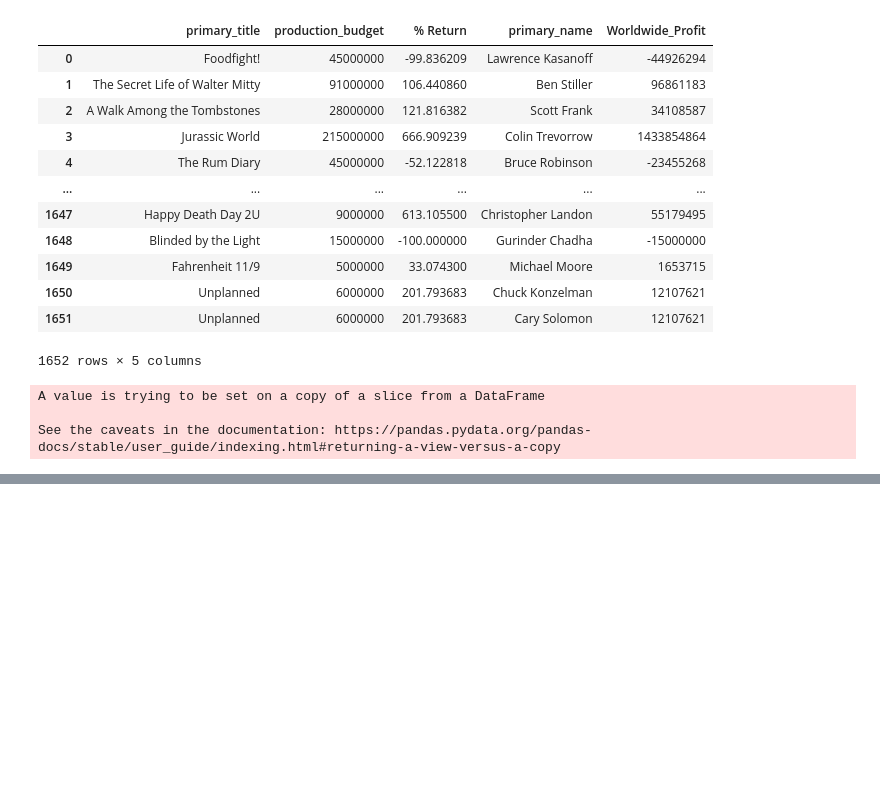
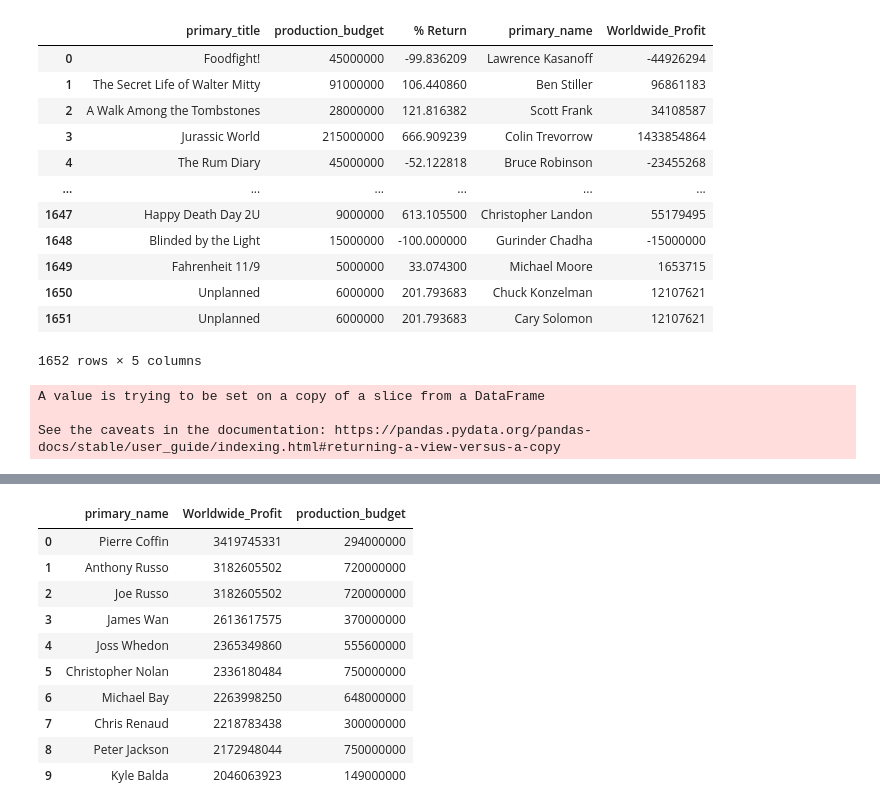
Before and after one commit to ChuckNadel/Movie-Data-Analysis, a Jupyter notebook: MovieAnalysisNotebook.ipynb, the cells around one changed output, grey strips where cells are left out. Drawn from its saved outputs; the diff is of its cells as text; code cells hidden in the pictures; blank space fills up the shorter version.

```diff
--- a/MovieAnalysisNotebook.ipynb
+++ b/MovieAnalysisNotebook.ipynb
@@ -46,7 +43,7 @@ complete_imdbDF = pd.merge(basics_ratingsDF, directors_infoDF, on='movie_id', ho
 #directors_infoDF
 #complete_imdbDF
 # Lets also drop some columns that we will not be using
-complete_imdbDF.drop(['birth_year','death_year','primary_profession'], axis=1, inplace=True)
+complete_imdbDF.drop(['birth_year','death_year','primary_profession', 'runtime_minutes'], axis=1, inplace=True)
 # %% [markdown]
 ## Cleaning the Data
 # %% [markdown]
@@ -126,10 +100,7 @@ Basics and Ratings Dataframe:
 # %%
 # Dropping Rows without genre
 complete_imdbDF.dropna(subset = ['genres'], axis=0, inplace=True)
-# Finding Median Runtime
-medianRuntime = complete_imdbDF['runtime_minutes'].median()
-# Replace Null Values in runtime_minutes with median value
-complete_imdbDF.fillna(value = medianRuntime, inplace = True)
+complete_imdbDF['numvotes'] = pd.to_numeric(complete_imdbDF['numvotes'], downcast='integer')
 # %%
 complete_imdbDF.isnull().sum()
 # %% [output]
@@ -378,0 +363,14 @@ BudProfDirector
+# %%
+BudProfDirectorDF.head(10)
+# %% [output]
+|  | primary_name | Worldwide_Profit | production_budget |
+| 0 | Pierre Coffin | 3419745331 | 294000000 |
+| 1 | Anthony Russo | 3182605502 | 720000000 |
+| 2 | Joe Russo | 3182605502 | 720000000 |
+| 3 | James Wan | 2613617575 | 370000000 |
+| 4 | Joss Whedon | 2365349860 | 555600000 |
+| 5 | Christopher Nolan | 2336180484 | 750000000 |
+| 6 | Michael Bay | 2263998250 | 648000000 |
+| 7 | Chris Renaud | 2218783438 | 300000000 |
+| 8 | Peter Jackson | 2172948044 | 750000000 |
+| 9 | Kyle Balda | 2046063923 | 149000000 |
```
Also changed, not shown: parts of 15 cells of this notebook, 7 other files.
